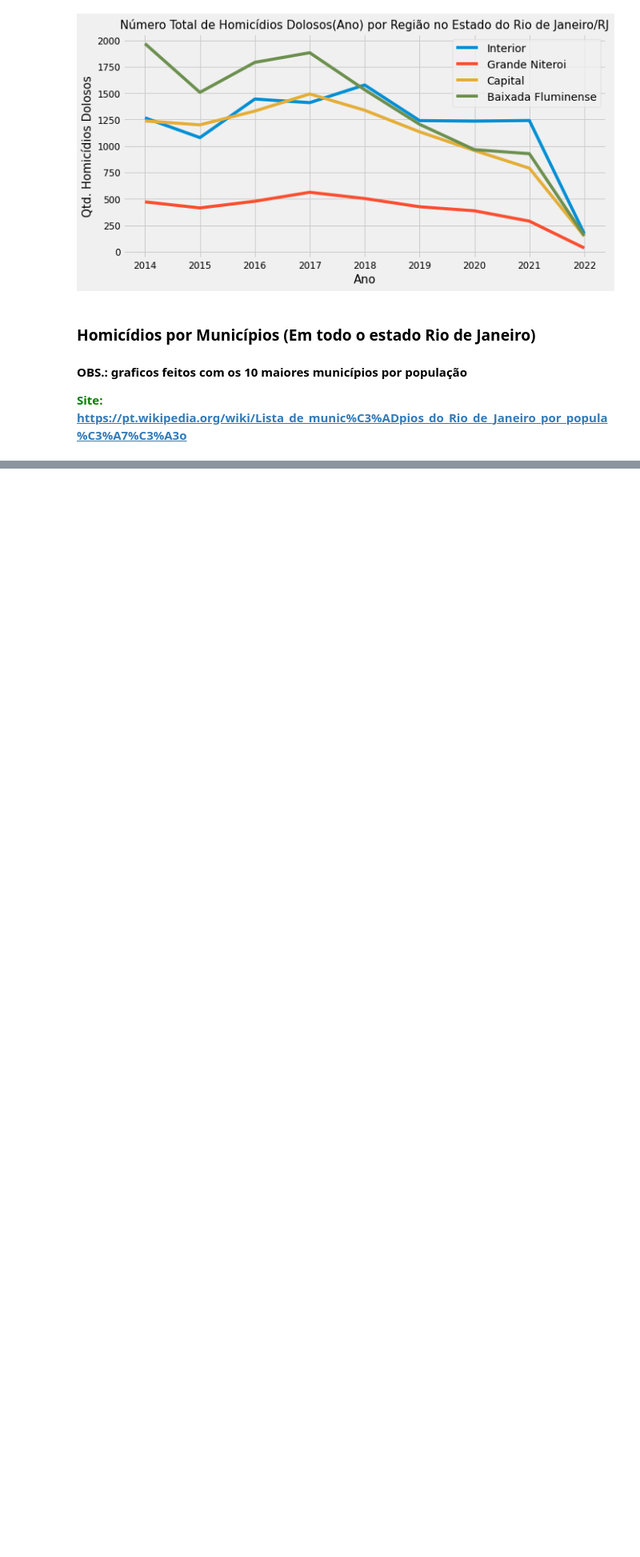
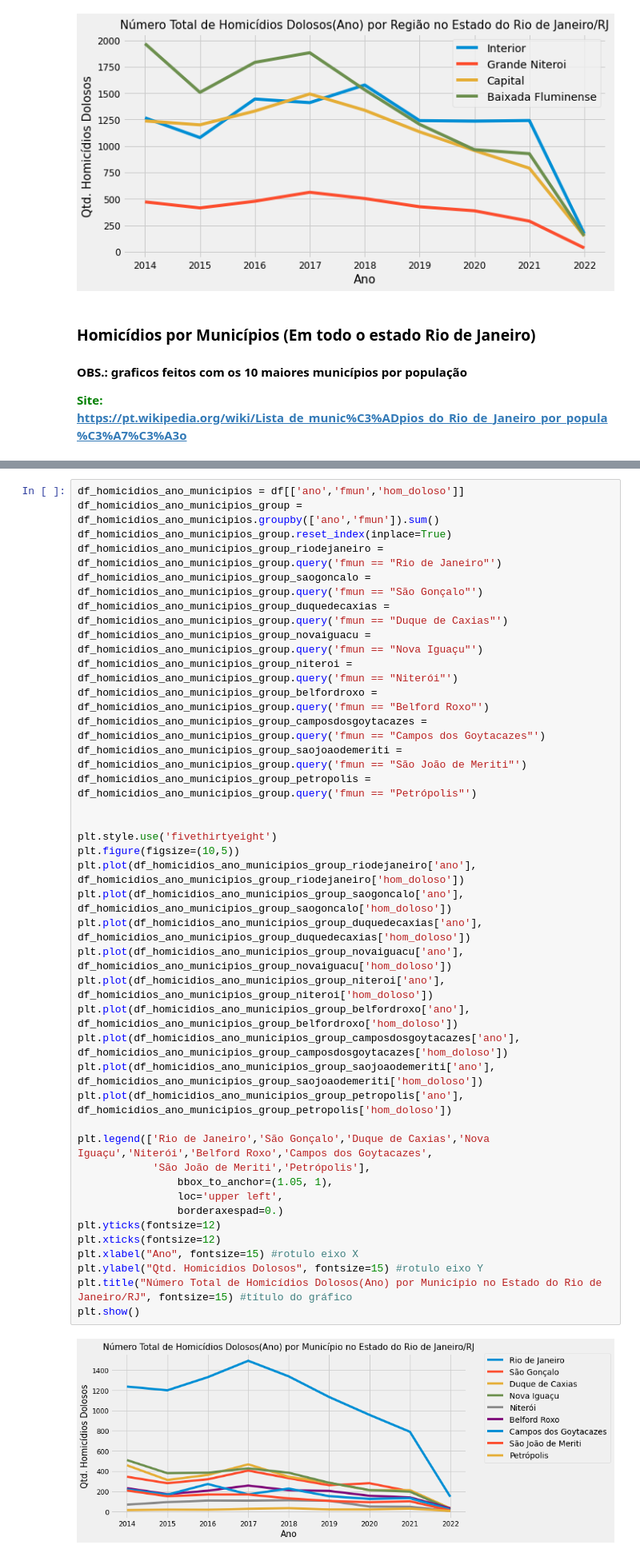
Before and after one commit to Prog-LucasAlves/Analise_Exploratoria_Dados, a Jupyter notebook: AED_01_Seguraca_Publica/seguranca_publica.ipynb, the cells around one changed output, grey strips where cells are left out. Shown at 80% size. Cells and saved outputs as stored; diff of their text form; blank space fills up the shorter version.

```diff
--- a/AED_01_Seguraca_Publica/seguranca_publica.ipynb
+++ b/AED_01_Seguraca_Publica/seguranca_publica.ipynb
@@ -319,0 +301,40 @@ df_homicidios_ano_municipios_group
+# %%
+df_homicidios_ano_municipios = df[['ano','fmun','hom_doloso']]
+df_homicidios_ano_municipios_group = df_homicidios_ano_municipios.groupby(['ano','fmun']).sum()
+df_homicidios_ano_municipios_group.reset_index(inplace=True)
+df_homicidios_ano_municipios_group_riodejaneiro = df_homicidios_ano_municipios_group.query('fmun == "Rio de Janeiro"')
+df_homicidios_ano_municipios_group_saogoncalo = df_homicidios_ano_municipios_group.query('fmun == "São Gonçalo"')
+df_homicidios_ano_municipios_group_duquedecaxias = df_homicidios_ano_municipios_group.query('fmun == "Duque de Caxias"')
+df_homicidios_ano_municipios_group_novaiguacu = df_homicidios_ano_municipios_group.query('fmun == "Nova Iguaçu"')
+df_homicidios_ano_municipios_group_niteroi = df_homicidios_ano_municipios_group.query('fmun == "Niterói"')
+df_homicidios_ano_municipios_group_belfordroxo = df_homicidios_ano_municipios_group.query('fmun == "Belford Roxo"')
+df_homicidios_ano_municipios_group_camposdosgoytacazes = df_homicidios_ano_municipios_group.query('fmun == "Campos dos Goytacazes"')
+df_homicidios_ano_municipios_group_saojoaodemeriti = df_homicidios_ano_municipios_group.query('fmun == "São João de Meriti"')
+df_homicidios_ano_municipios_group_petropolis = df_homicidios_ano_municipios_group.query('fmun == "Petrópolis"')
+
+
+plt.style.use('fivethirtyeight')
+plt.figure(figsize=(10,5))
+plt.plot(df_homicidios_ano_municipios_group_riodejaneiro['ano'], df_homicidios_ano_municipios_group_riodejaneiro['hom_doloso'])
+plt.plot(df_homicidios_ano_municipios_group_saogoncalo['ano'], df_homicidios_ano_municipios_group_saogoncalo['hom_doloso'])
+plt.plot(df_homicidios_ano_municipios_group_duquedecaxias['ano'], df_homicidios_ano_municipios_group_duquedecaxias['hom_doloso'])
+plt.plot(df_homicidios_ano_municipios_group_novaiguacu['ano'], df_homicidios_ano_municipios_group_novaiguacu['hom_doloso'])
+plt.plot(df_homicidios_ano_municipios_group_niteroi['ano'], df_homicidios_ano_municipios_group_niteroi['hom_doloso'])
+plt.plot(df_homicidios_ano_municipios_group_belfordroxo['ano'], df_homicidios_ano_municipios_group_belfordroxo['hom_doloso'])
+plt.plot(df_homicidios_ano_municipios_group_camposdosgoytacazes['ano'], df_homicidios_ano_municipios_group_camposdosgoytacazes['hom_doloso'])
+plt.plot(df_homicidios_ano_municipios_group_saojoaodemeriti['ano'], df_homicidios_ano_municipios_group_saojoaodemeriti['hom_doloso'])
+plt.plot(df_homicidios_ano_municipios_group_petropolis['ano'], df_homicidios_ano_municipios_group_petropolis['hom_doloso'])
+
+plt.legend(['Rio de Janeiro','São Gonçalo','Duque de Caxias','Nova Iguaçu','Niterói','Belford Roxo','Campos dos Goytacazes',
+            'São João de Meriti','Petrópolis'],
+                bbox_to_anchor=(1.05, 1),
+                loc='upper left',
+                borderaxespad=0.)
+plt.yticks(fontsize=12)
+plt.xticks(fontsize=12)
+plt.xlabel("Ano", fontsize=15) #rotulo eixo X
+plt.ylabel("Qtd. Homicídios Dolosos", fontsize=15) #rotulo eixo Y
+plt.title("Número Total de Homicídios Dolosos(Ano) por Município no Estado do Rio de Janeiro/RJ", fontsize=15) #título do gráfico
+plt.show()
+# %% [output]
+[figure, added]
```
Also changed, not shown: parts of 5 cells of this notebook.
